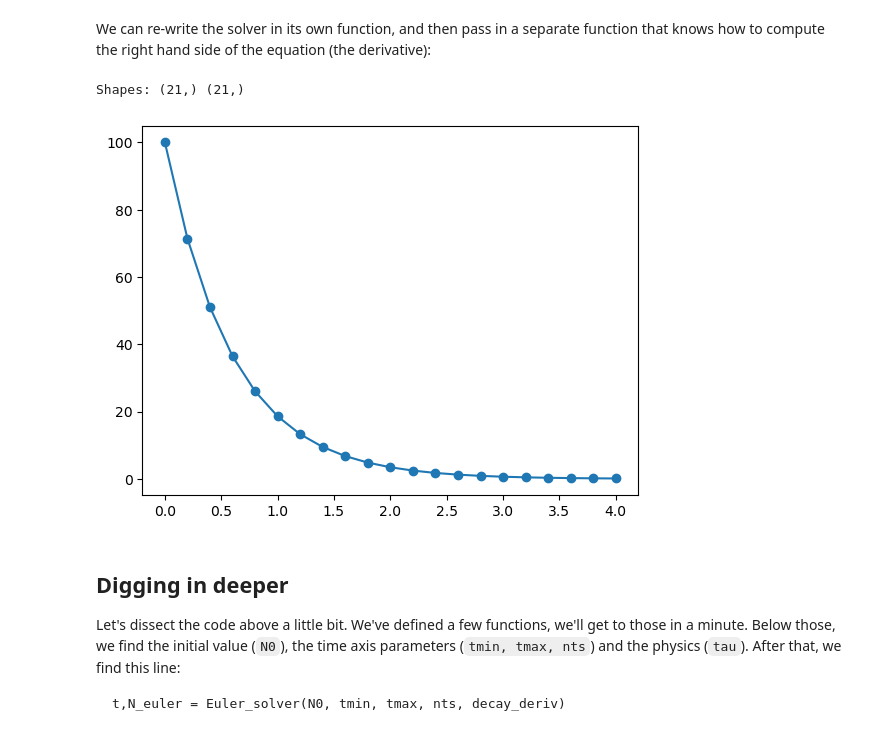
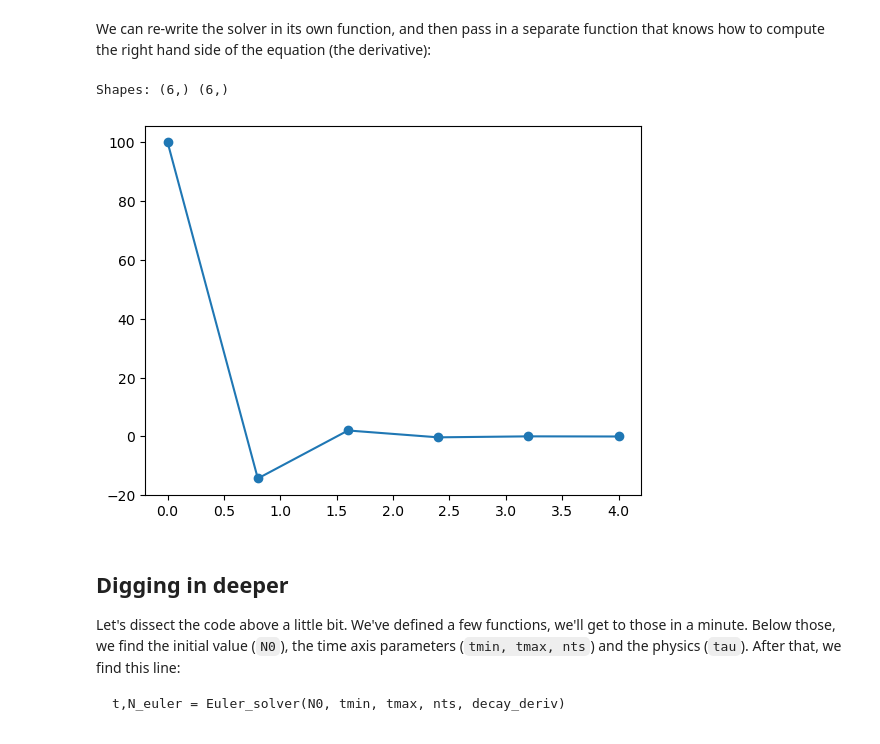
Before and after one commit to Mateo4cacheiro/PHYS4130-S25, a Jupyter notebook: p4-ODE/asgrice/p4.2/code.ipynb, the cells around one changed output. Saved outputs shown, nothing was run; the diff lists cells and outputs as text; code cells hidden in the pictures.

```diff
--- a/p4-ODE/asgrice/p4.2/code.ipynb
+++ b/p4-ODE/asgrice/p4.2/code.ipynb
@@ -150,36 +150,36 @@ def decay_deriv(N,t):
     return -(1./tau) * N
 
 # This function runs an Euler solver.  We have to tell it the initial
 # value, the min/max time range, the number of time points,
 # and how to compute the derivative (we pass in a function
 # for this).
 def Euler_solver(N_initial, tmin, tmax, nts, deriv):
     N = np.zeros(nts+1)
     t = np.linspace(tmin, tmax, nts+1)
 
     # Note: a way of defining dt that is less error-prone
     dt = t[1] - t[0]
     N[0] = N_initial
     for it in range(0,nts):
         N[it+1] = N[it] + dt * deriv(N[it], t[it])
     return t, N
 
 tau = 0.7        # mean lifetime
 N0 = 100.0       # initial number of nuclei
 tmin = 0.0       # start time
 tmax = 4.0       # end time
-nts=20           # number of points
+nts=5           # number of points
 
 t,N_euler = Euler_solver(N0, tmin, tmax, nts, decay_deriv)
 
 # I wonder what these things are?  Let's look at their shapes.
 print ("Shapes:",np.shape(t), np.shape(N_euler))
 
 p.plot(t,N_euler,'o-')
 p.show()
 # %% [output]
-Shapes: (21,) (21,)
+Shapes: (6,) (6,)
-[figure, old version]
+[figure, new version]
 # %% [markdown]
 ## Digging in deeper
 
```
Also changed, not shown: parts of 3 cells of this notebook, 1 other file.
